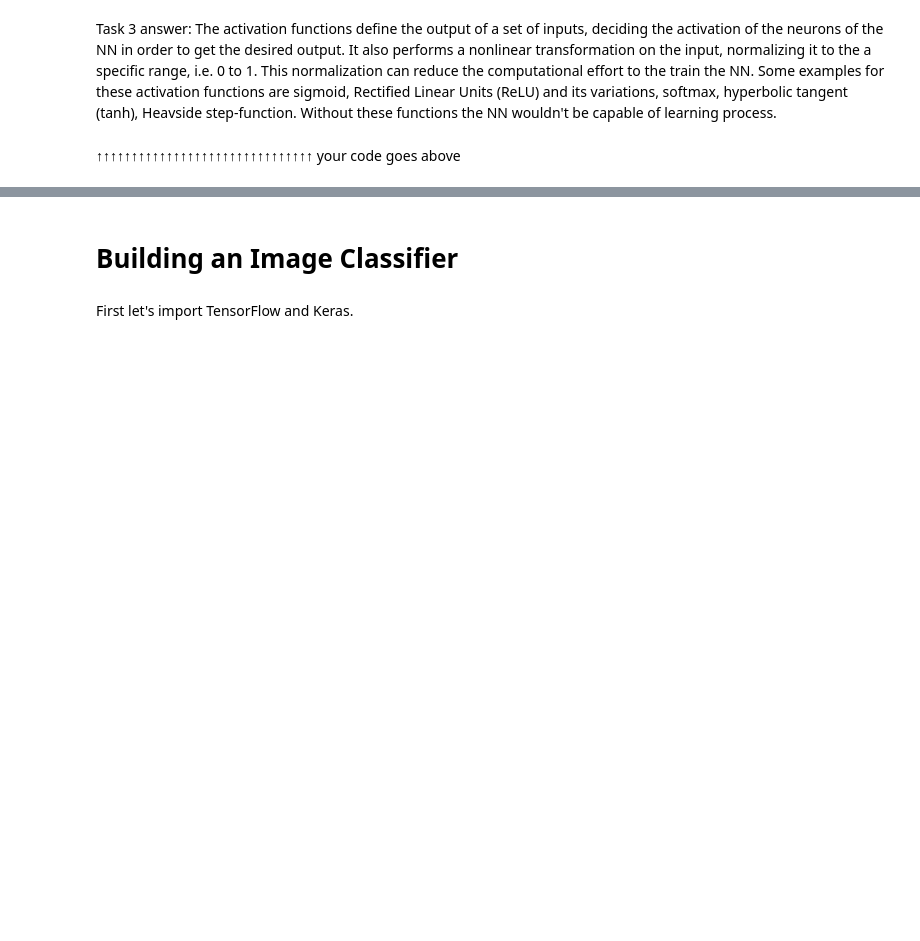
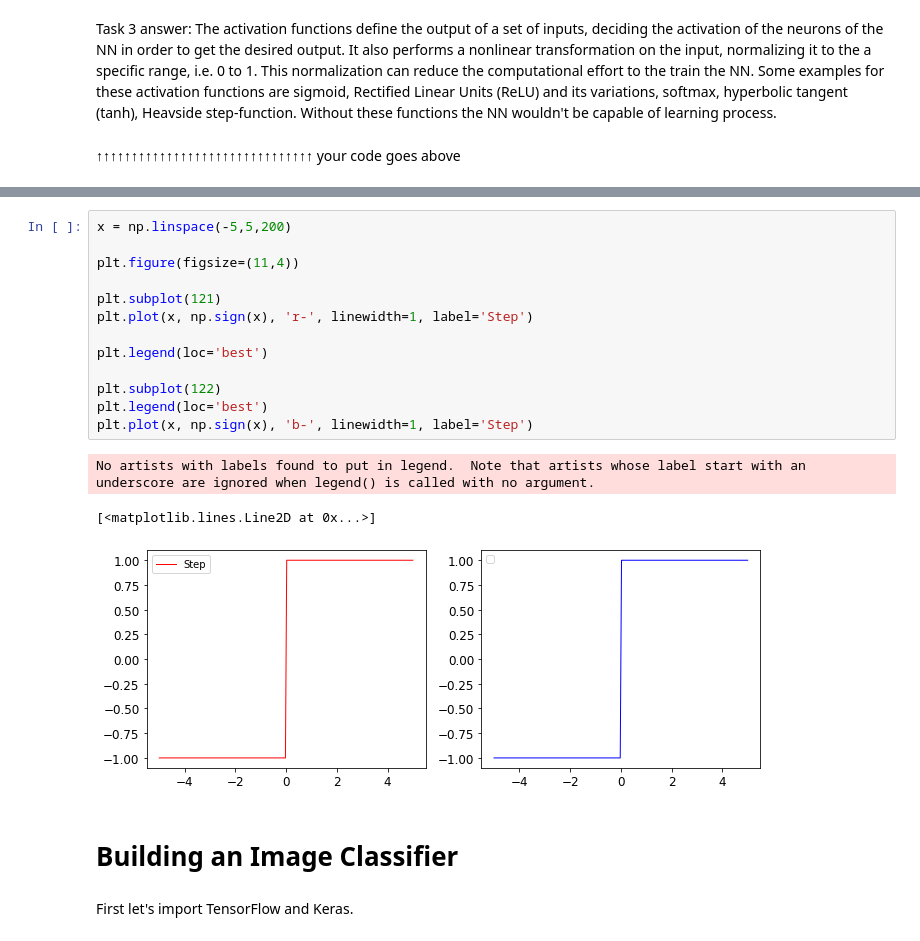
Before and after one commit to ThOliveira23/PH482_582_Sp22, a Jupyter notebook: Exercises/05_neural_nets_with_keras.ipynb, the cells around one changed output, grey strips where cells are left out. Drawn from its saved outputs; the diff is of its cells as text; blank space fills up the shorter version.

```diff
--- a/Exercises/05_neural_nets_with_keras.ipynb
+++ b/Exercises/05_neural_nets_with_keras.ipynb
@@ -144,3 +164,20 @@ Without these functions the NN wouldn't be capable of learning process.
+# %%
+x = np.linspace(-5,5,200)
+
+plt.figure(figsize=(11,4))
+
+plt.subplot(121)
+plt.plot(x, np.sign(x), 'r-', linewidth=1, label='Step')
+
+plt.legend(loc='best')
+
+plt.subplot(122)
+plt.legend(loc='best')
+plt.plot(x, np.sign(x), 'b-', linewidth=1, label='Step')
+# %% [output]
+No artists with labels found to put in legend.  Note that artists whose label start with an underscore are ignored when legend() is called with no argument.
+[<matplotlib.lines.Line2D at 0x...>]
+[figure, added]
 # %% [markdown]
 # Building an Image Classifier
 # %% [markdown]
```
Also changed, not shown: parts of 1 cell of this notebook.
